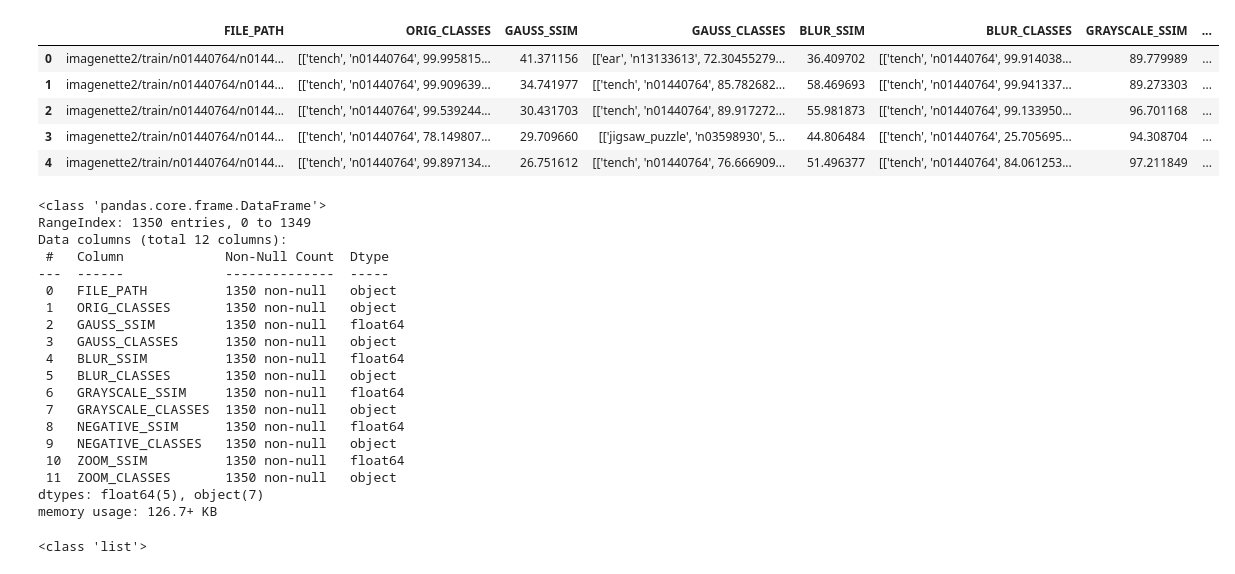
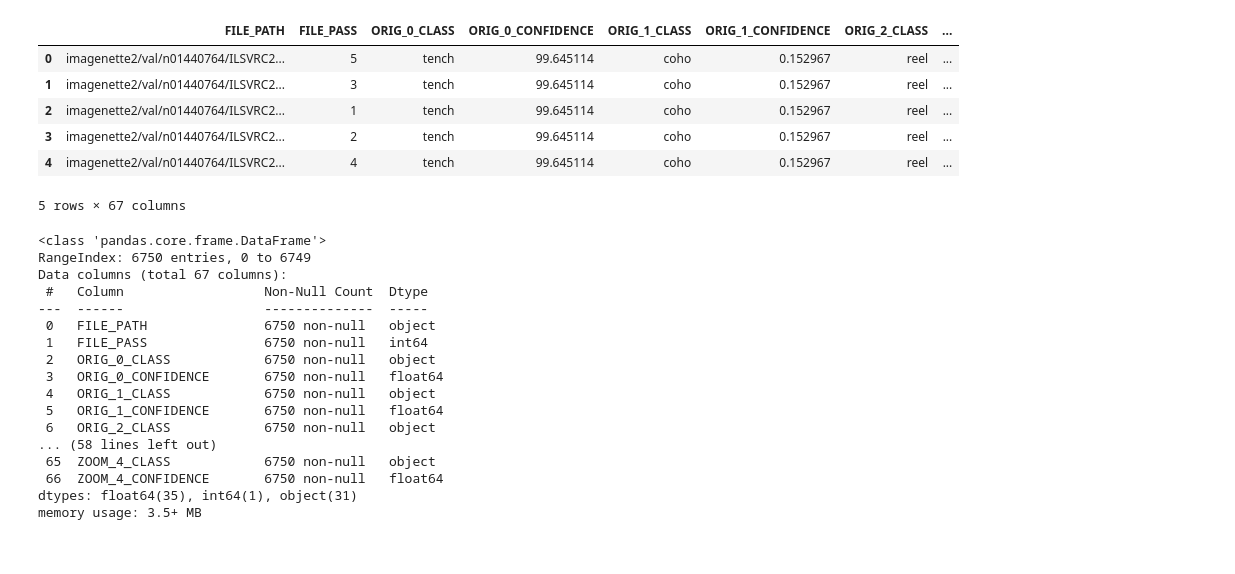
Before and after one commit to Guilherme-Jorge/mceq_projeto_final, a Jupyter notebook: analise.ipynb, the cells around one changed output. Saved outputs shown, nothing was run; the diff lists cells and outputs as text; code cells hidden in the pictures.

Commit message:
feat: finished the data analysis

```diff
--- a/analise.ipynb
+++ b/analise.ipynb
@@ -1,46 +1,38 @@
 # %%
 import pandas as pd
 
 
-PATH = "distorted-images/distorted-images-data.csv"
+PATH = "test/distorted-images/distorted-images-data.csv"
 
 
 df = pd.read_csv(PATH, sep=";", header=0)
+df.drop(columns="INDEX", axis=1, inplace=True)
 df.head()
 # %% [output]
-|  | FILE_PATH | ORIG_CLASSES | GAUSS_SSIM | GAUSS_CLASSES | BLUR_SSIM | BLUR_CLASSES | GRAYSCALE_SSIM | ... |
-| 0 | imagenette2/train/n01440764/n0144... | [['tench', 'n01440764', 99.995815... | 41.371156 | [['ear', 'n13133613', 72.30455279... | 36.409702 | [['tench', 'n01440764', 99.914038... | 89.779989 | ... |
-| 1 | imagenette2/train/n01440764/n0144... | [['tench', 'n01440764', 99.909639... | 34.741977 | [['tench', 'n01440764', 85.782682... | 58.469693 | [['tench', 'n01440764', 99.941337... | 89.273303 | ... |
-| 2 | imagenette2/train/n01440764/n0144... | [['tench', 'n01440764', 99.539244... | 30.431703 | [['tench', 'n01440764', 89.917272... | 55.981873 | [['tench', 'n01440764', 99.133950... | 96.701168 | ... |
-| 3 | imagenette2/train/n01440764/n0144... | [['tench', 'n01440764', 78.149807... | 29.709660 | [['jigsaw_puzzle', 'n03598930', 5... | 44.806484 | [['tench', 'n01440764', 25.705695... | 94.308704 | ... |
-| 4 | imagenette2/train/n01440764/n0144... | [['tench', 'n01440764', 99.897134... | 26.751612 | [['tench', 'n01440764', 76.666909... | 51.496377 | [['tench', 'n01440764', 84.061253... | 97.211849 | ... |
+|  | FILE_PATH | FILE_PASS | ORIG_0_CLASS | ORIG_0_CONFIDENCE | ORIG_1_CLASS | ORIG_1_CONFIDENCE | ORIG_2_CLASS | ... |
+| 0 | imagenette2/val/n01440764/ILSVRC2... | 5 | tench | 99.645114 | coho | 0.152967 | reel | ... |
+| 1 | imagenette2/val/n01440764/ILSVRC2... | 3 | tench | 99.645114 | coho | 0.152967 | reel | ... |
+| 2 | imagenette2/val/n01440764/ILSVRC2... | 1 | tench | 99.645114 | coho | 0.152967 | reel | ... |
+| 3 | imagenette2/val/n01440764/ILSVRC2... | 2 | tench | 99.645114 | coho | 0.152967 | reel | ... |
+| 4 | imagenette2/val/n01440764/ILSVRC2... | 4 | tench | 99.645114 | coho | 0.152967 | reel | ... |
+5 rows × 67 columns
 # %%
 df.info()
 # %% [output]
 <class 'pandas.core.frame.DataFrame'>
-RangeIndex: 1350 entries, 0 to 1349
-Data columns (total 12 columns):
- #   Column             Non-Null Count  Dtype
----  ------             --------------  -----
- 0   FILE_PATH          1350 non-null   object
- 1   ORIG_CLASSES       1350 non-null   object
- 2   GAUSS_SSIM         1350 non-null   float64
- 3   GAUSS_CLASSES      1350 non-null   object
- 4   BLUR_SSIM          1350 non-null   float64
- 5   BLUR_CLASSES       1350 non-null   object
- 6   GRAYSCALE_SSIM     1350 non-null   float64
- 7   GRAYSCALE_CLASSES  1350 non-null   object
- 8   NEGATIVE_SSIM      1350 non-null   float64
- 9   NEGATIVE_CLASSES   1350 non-null   object
- 10  ZOOM_SSIM          1350 non-null   float64
- 11  ZOOM_CLASSES       1350 non-null   object
-dtypes: float64(5), object(7)
-memory usage: 126.7+ KB
+RangeIndex: 6750 entries, 0 to 6749
+Data columns (total 67 columns):
+ #   Column                  Non-Null Count  Dtype
+---  ------                  --------------  -----
+ 0   FILE_PATH               6750 non-null   object
+ 1   FILE_PASS               6750 non-null   int64
+ 2   ORIG_0_CLASS            6750 non-null   object
+ 3   ORIG_0_CONFIDENCE       6750 non-null   float64
+ 4   ORIG_1_CLASS            6750 non-null   object
+ 5   ORIG_1_CONFIDENCE       6750 non-null   float64
+ 6   ORIG_2_CLASS            6750 non-null   object
+... (58 lines left out)
+ 65  ZOOM_4_CLASS            6750 non-null   object
+ 66  ZOOM_4_CONFIDENCE       6750 non-null   float64
+dtypes: float64(35), int64(1), object(31)
+memory usage: 3.5+ MB
-# %%
-from ast import literal_eval
-
-
-test = literal_eval(df["BLUR_CLASSES"][0])
-print(type(test))
-# %% [output]
-<class 'list'>
```
Also changed, not shown: parts of 8 cells of this notebook.
